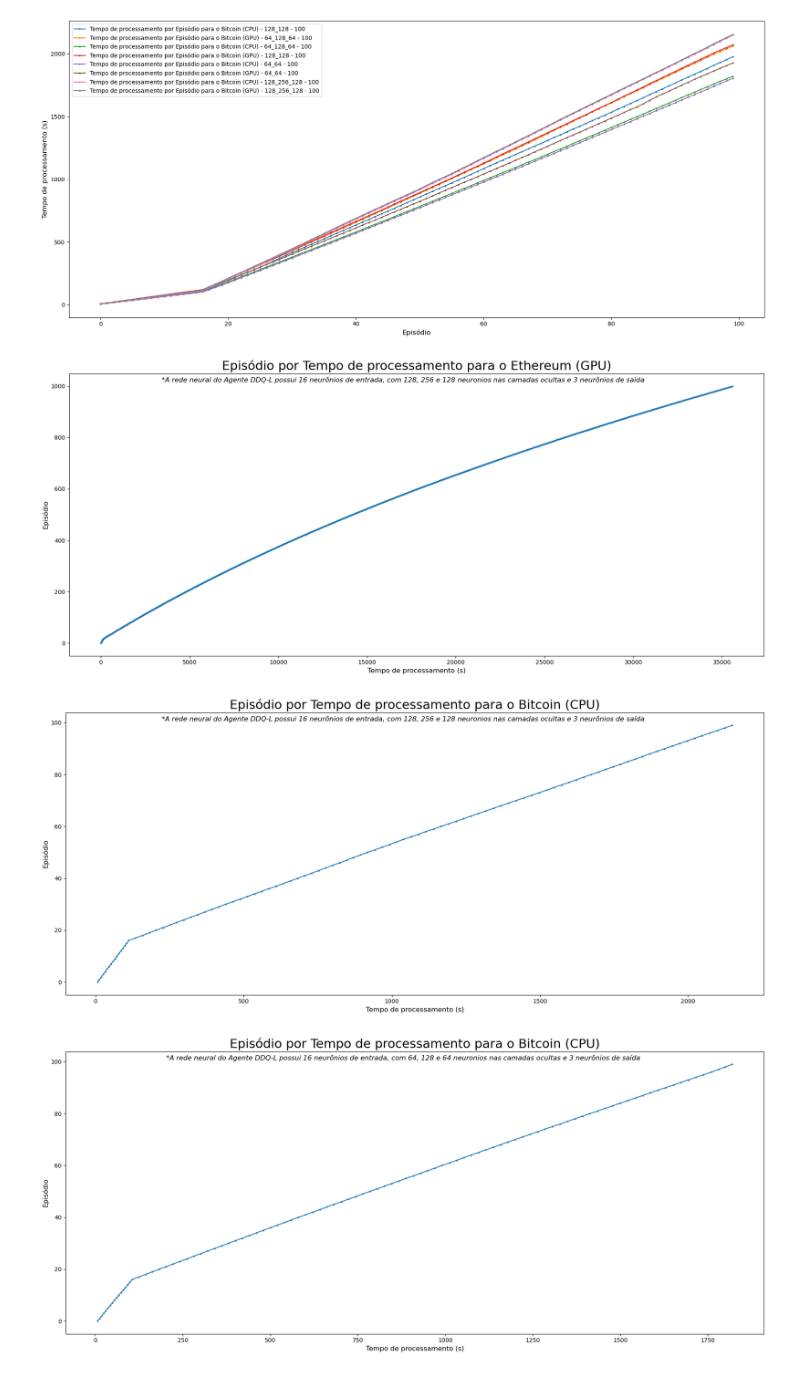
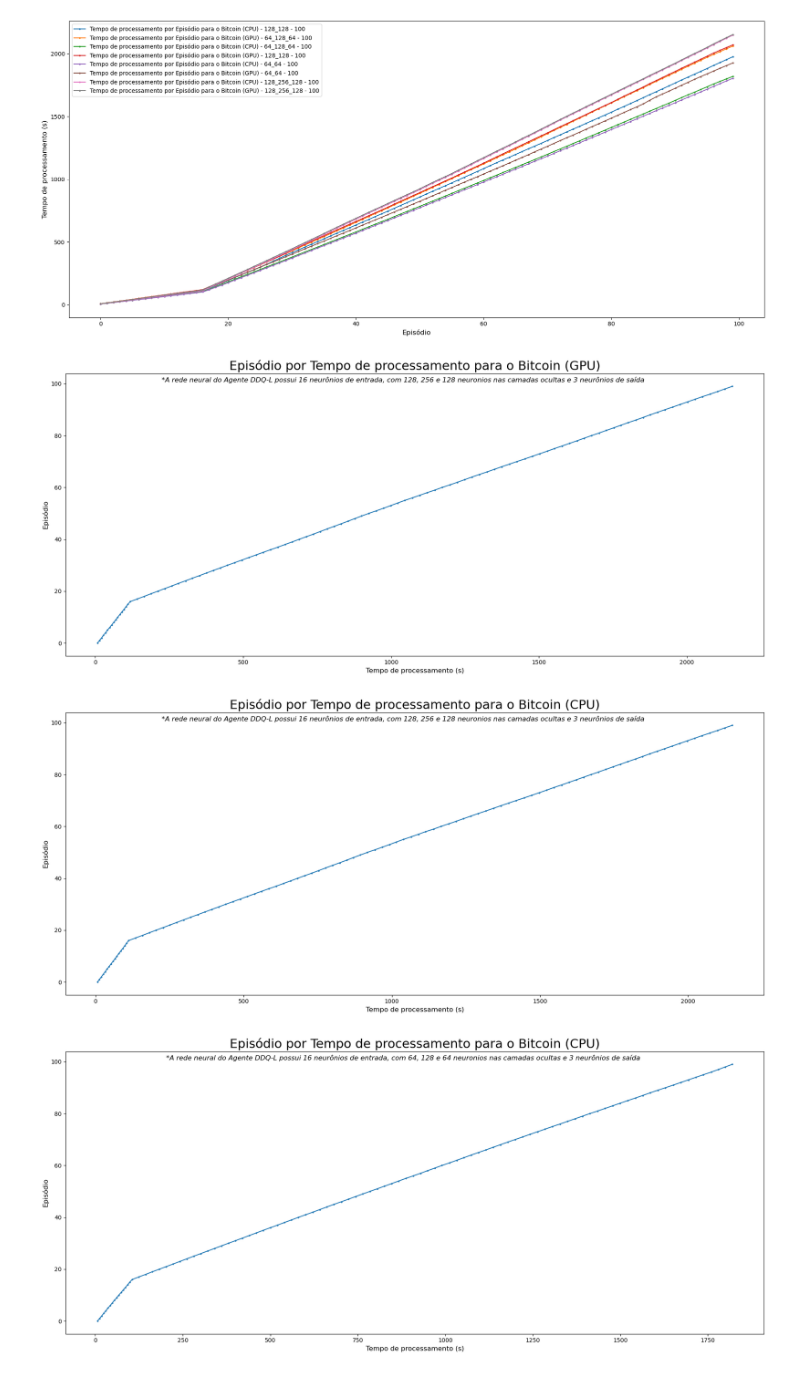
Before and after one commit to douglasnacl/master, a Jupyter notebook: build-table.ipynb, the cells around one changed output. Saved outputs shown, nothing was run; the diff lists cells and outputs as text; code cells hidden in the pictures.

```diff
--- a/build-table.ipynb
+++ b/build-table.ipynb
@@ -310,12 +310,12 @@ Tempo de processamento por Episódio para o Bitcoin (GPU) - 128_256_128 - 100
 [figure]
 # %%
 
-plot_data(directories_dict[1], axis=('time_to_process', 'Step'), title='Close') # Piores
+plot_data(directories_dict[11], axis=('time_to_process', 'Step'), title='Close') # Piores
 plot_data(directories_dict[9], axis=('time_to_process', 'Step'), title='Close') # Piores
-    plt.figure(figsize=(10, 6))
+plot_data(directories_dict[3], axis=('time_to_process', 'Step'), title='Close') # Melhores
 plot_data(directories_dict[5], axis=('time_to_process', 'Step'), title='Close') # Melhores
 # %% [output]
-[figure, old version]
+[figure, new version]
 [figure]
 [figure]
 [figure]
```
Also changed, not shown: parts of 3 cells of this notebook, 1 other file.
